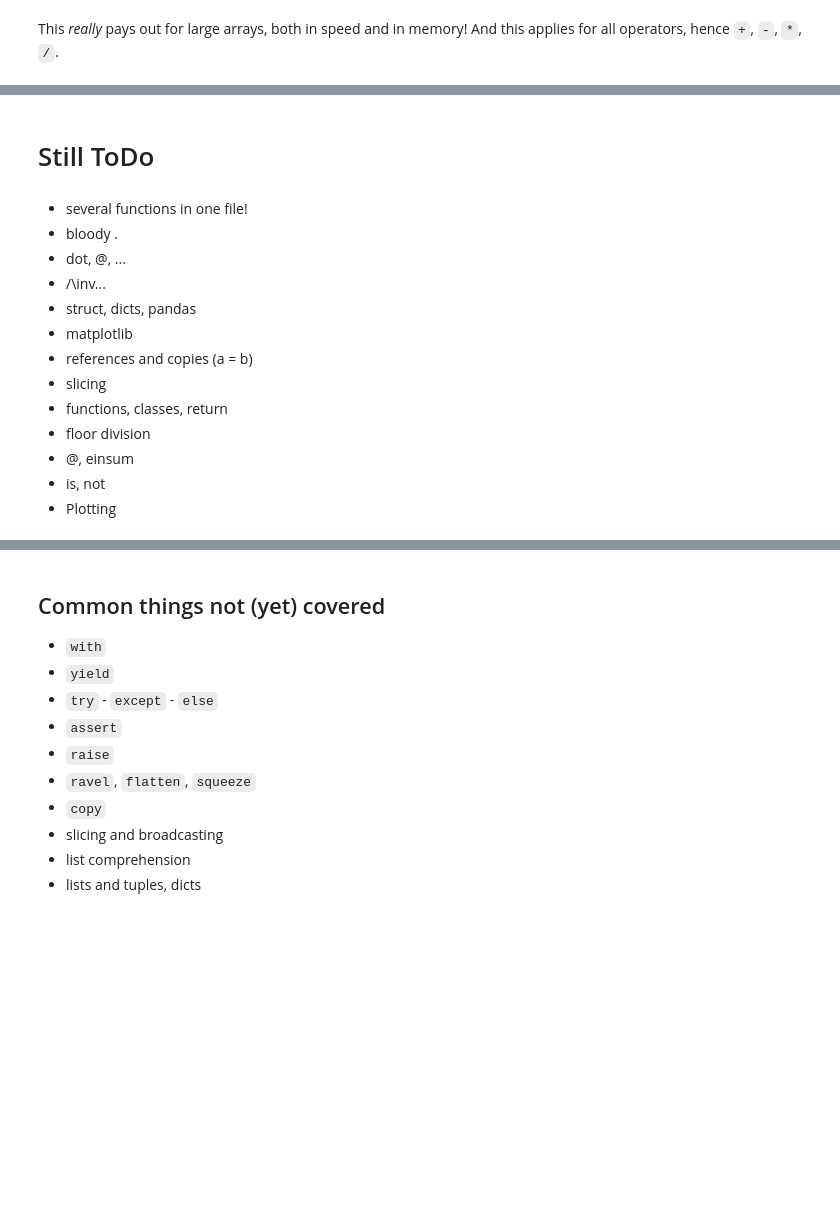
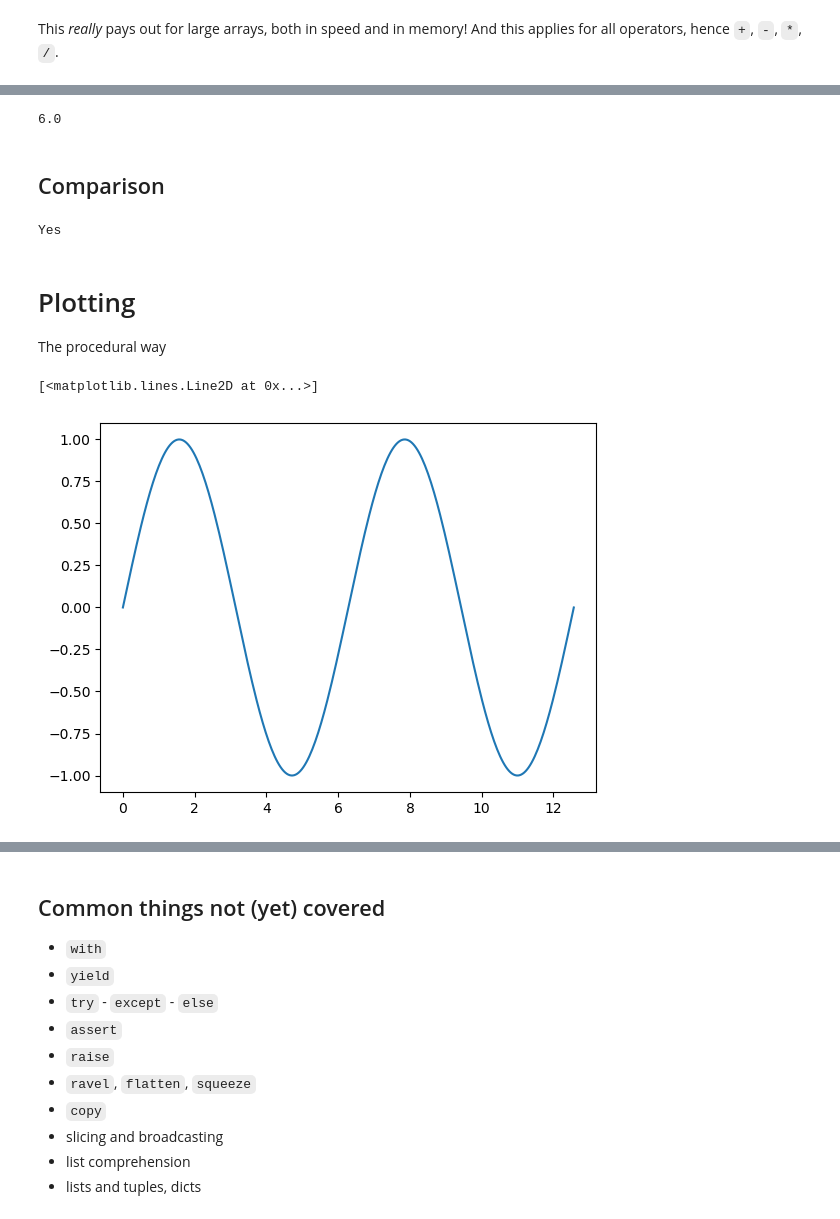
Before and after one commit to prisae/Python4MatlabUsers, a Jupyter notebook: Python4MatlabUsers.ipynb, the cells around one changed output, grey strips where cells are left out. Saved outputs shown, nothing was run; the diff lists cells and outputs as text; code cells hidden in the pictures; blank space fills up the shorter version.

```diff
--- a/Python4MatlabUsers.ipynb
+++ b/Python4MatlabUsers.ipynb
@@ -341,16 +547,28 @@ This _really_ pays out for large arrays, both in speed and in memory! And this a
+# %%
+MyInstance = MyClass(3.0)
+MyInstance.multiply_me(2)
+# %% [output]
+6.0
+# %% [markdown]
+## Comparison
+# %%
+a = True
+if a is True:
+    print('Yes')
+
+if not a:
+    print('No')
+# %% [output]
+Yes
 # %% [markdown]
-# Still ToDo
+# Plotting
+
+The procedural way
-# %% [markdown]
-- several functions in one file!
-- bloody .
-- dot, @, ...
-- /\inv...
-- struct, dicts, pandas
-- matplotlib
-- references and copies (a = b)
-- slicing
-- functions, classes, return
-- floor division
-- @, einsum
-- is, not
-- Plotting
+# %%
+x = np.linspace(0, 4*np.pi, 301)
+
+plt.figure()
+plt.plot(x, np.sin(x))
+# %% [output]
+[<matplotlib.lines.Line2D at 0x...>]
+[figure, added]
```
Also changed, not shown: parts of 57 cells of this notebook, 2 other files.
